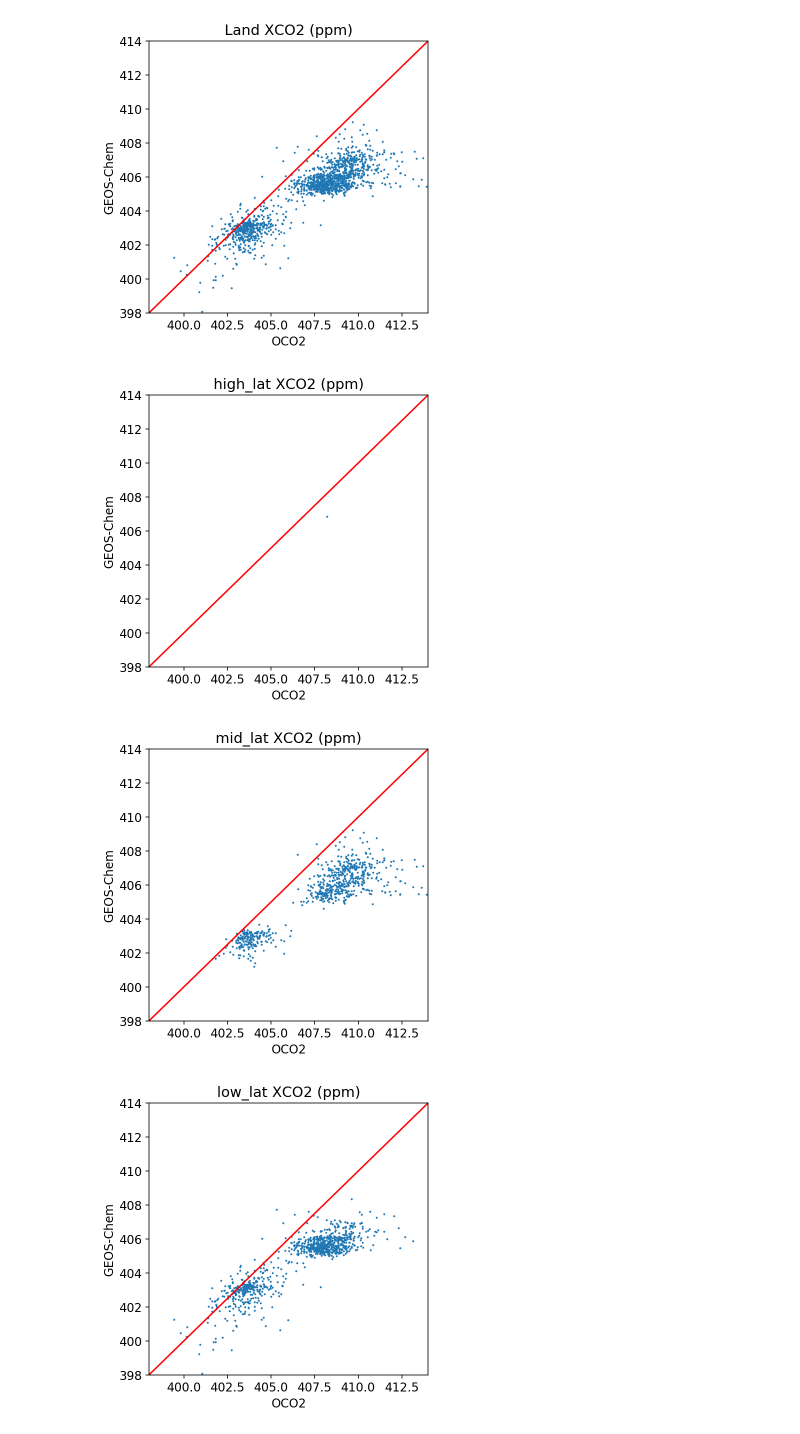
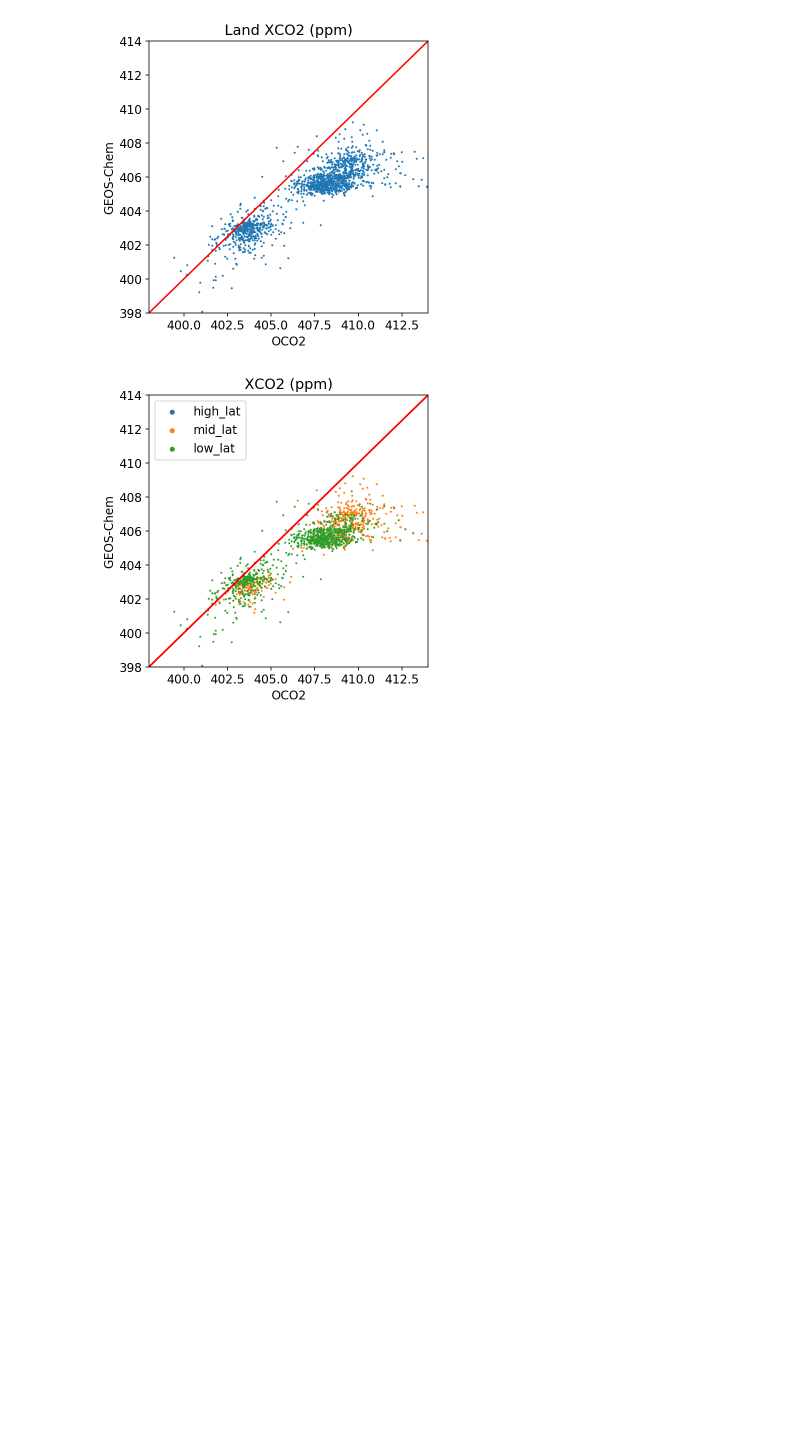
Before and after one commit to MehliyarSadiq/geoschem_simulations, a Jupyter notebook: inversion/satellite/oco-2/3.XCO2_model_vs_obs.ipynb, the cells around one changed output. Saved outputs shown, nothing was run; the diff lists cells and outputs as text; code cells hidden in the pictures; blank space fills up the shorter version.

```diff
--- a/inversion/satellite/oco-2/3.XCO2_model_vs_obs.ipynb
+++ b/inversion/satellite/oco-2/3.XCO2_model_vs_obs.ipynb
@@ -205,27 +207,26 @@ fig.savefig(output_directory + '/mod_vs_obs_XCO2_land_' + mode + '_' + name_mont
 [figure]
 # %%
 # look at different latitude bands
+fig = plt.figure(figsize=[5,5])
+
 for region in ['high_lat', 'mid_lat', 'low_lat']:
     xco2_model_mask = xco2_model_land * ds_mask[region][0:len(xco2_model_land)]
     xco2_model_mask[xco2_model_mask==0] = 'nan'
     xco2_oco2_mask = xco2_oco2_land * ds_mask[region][0:len(xco2_model_land)]
     xco2_oco2_mask[xco2_oco2_mask==0] = 'nan'
 
-    fig = plt.figure(figsize=[5,5])
-
-    plt.scatter(xco2_oco2_mask, xco2_model_mask, s=1)
+    plt.scatter(xco2_oco2_mask, xco2_model_mask, s=1, label = region)
     plt.plot([300,450],[300,450], c='r')
     plt.ylim(top   = 414,bottom = 398)
     plt.xlim(right = 414,left   = 398)
-    plt.title(region + ' XCO2 (ppm)')
+    plt.title('XCO2 (ppm)')
     plt.ylabel('GEOS-Chem')
     plt.xlabel('OCO2')
+    plt.legend(markerscale = 4)
 
     fig.savefig(output_directory + '/mod_vs_obs_XCO2_latitudinal_'+ mode + '_' + name_month + '.png', dpi=300)
 # %% [output]
-[figure, old version]
+[figure, new version]
-[figure, removed]
-[figure, removed]
 # %%
 diff = xco2_oco2_land - xco2_model_land   # diff to calculate a posteriori
 new_data = diff.to_dataset(name = 'diff')
```
Also changed, not shown: parts of 5 cells of this notebook, 15 other files.
